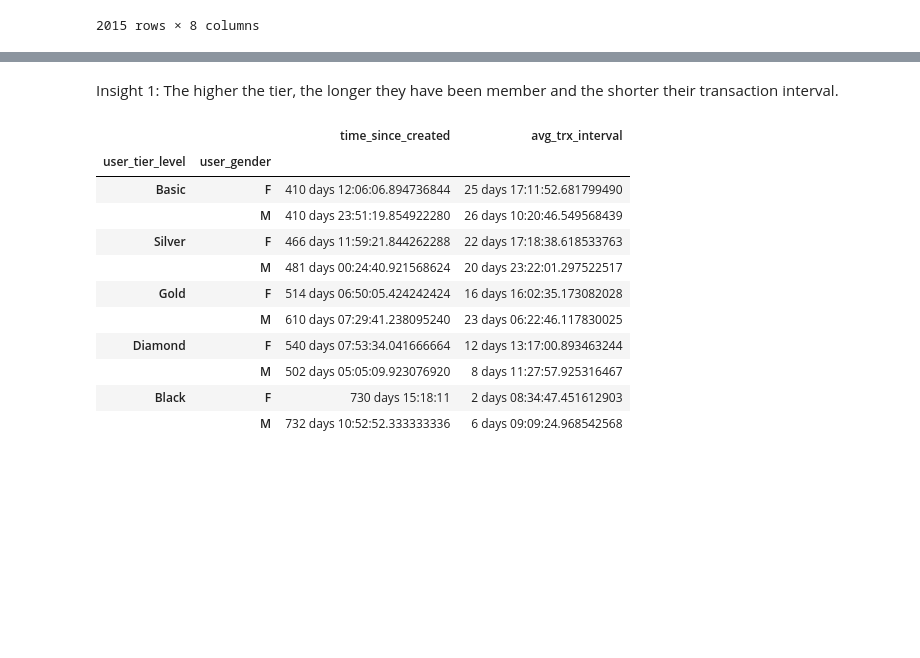
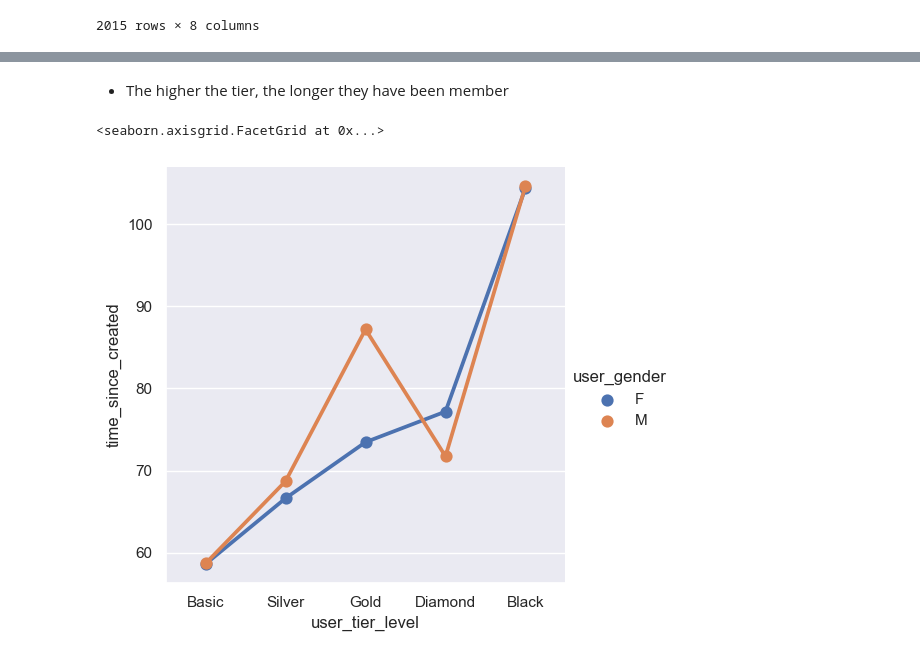
Before and after one commit to jasonhadiputra/menu-recommendation, a Jupyter notebook: Executive Summary.ipynb, the cells around one changed output, grey strips where cells are left out. Cells and saved outputs as stored; diff of their text form; code cells hidden in the pictures; blank space fills up the shorter version.

```diff
--- a/Executive Summary.ipynb
+++ b/Executive Summary.ipynb
@@ -9,6 +9,8 @@ Result of Task 2.
 # %%
 import pandas as pd
 import numpy as np
+import seaborn as sns
+sns.set_theme()
 
 from _load_data import *
 from _engineer_features import *
@@ -83,22 +126,7 @@ brand_aggregator
 # %% [markdown]
-Insight 1: The higher the tier, the longer they have been member and the shorter their transaction interval.
+* The higher the tier, the longer they have been member
-# %%
-(df_user
- .groupby(['user_tier_level', 'user_gender'])
- .agg({'time_since_created': 'mean',
-       'avg_trx_interval': 'mean'})
-
- )
-# %% [output]
-|  |  | time_since_created | avg_trx_interval |
-| user_tier_level | user_gender |  |  |
-| Basic | F | 410 days 12:06:06.894736844 | 25 days 17:11:52.681799490 |
-|  | M | 410 days 23:51:19.854922280 | 26 days 10:20:46.549568439 |
-| Silver | F | 466 days 11:59:21.844262288 | 22 days 17:18:38.618533763 |
-|  | M | 481 days 00:24:40.921568624 | 20 days 23:22:01.297522517 |
-| Gold | F | 514 days 06:50:05.424242424 | 16 days 16:02:35.173082028 |
-|  | M | 610 days 07:29:41.238095240 | 23 days 06:22:46.117830025 |
-| Diamond | F | 540 days 07:53:34.041666664 | 12 days 13:17:00.893463244 |
-|  | M | 502 days 05:05:09.923076920 | 8 days 11:27:57.925316467 |
-| Black | F | 730 days 15:18:11 | 2 days 08:34:47.451612903 |
-|  | M | 732 days 10:52:52.333333336 | 6 days 09:09:24.968542568 |
+# %%
+sns.catplot(x='user_tier_level', y='time_since_created', hue='user_gender', kind='point', errorbar=None, data=df)
+# %% [output]
+<seaborn.axisgrid.FacetGrid at 0x...>
+[figure, added]
```
Also changed, not shown: parts of 13 cells of this notebook, 1 other file.
